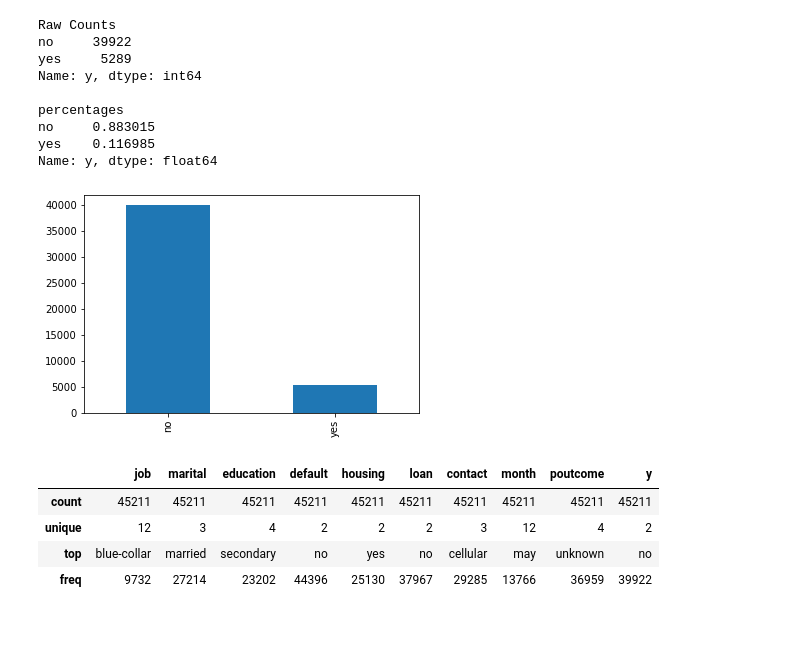
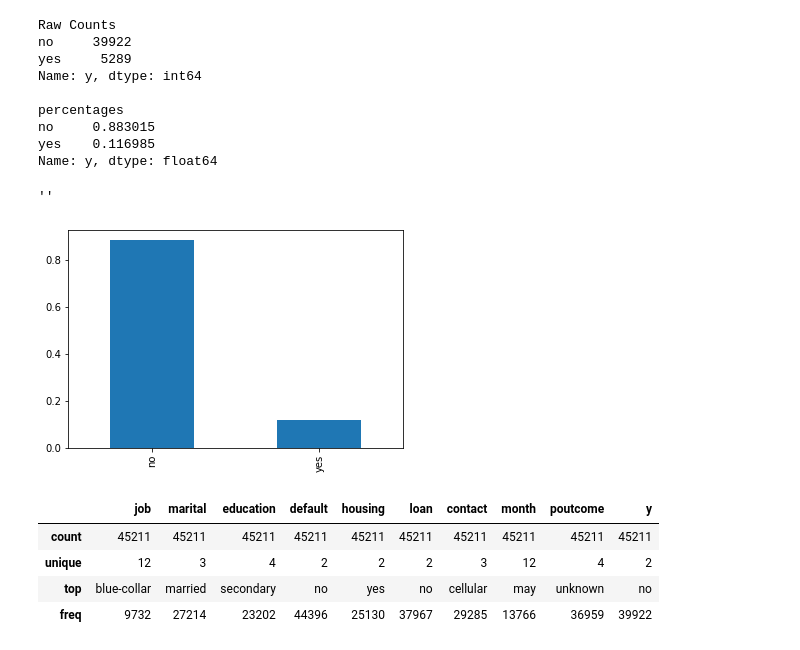
Before and after one commit to Myke-Ajayi/BankMarketingProject, a Jupyter notebook: Notebook/Tony/EDA Bank Marketing .ipynb, the cells around one changed output. Cells and saved outputs as stored; diff of their text form; code cells hidden in the pictures.

```diff
--- a/Notebook/Tony/EDA Bank Marketing .ipynb
+++ b/Notebook/Tony/EDA Bank Marketing .ipynb
@@ -68,9 +68,11 @@ no     0.883015
 yes    0.116985
 Name: y, dtype: float64
 # %%
-bank['y'].value_counts().plot(kind='bar');
+bank['y'].value_counts(normalize = True).plot(kind='bar')
+;
 # %% [output]
+''
-[figure, old version]
+[figure, new version]
 # %%
 # Exploring object cols
 bank[[c for c in bank.columns if bank[c].dtype == 'object']].describe()
```
Also changed, not shown: 1 other file.
